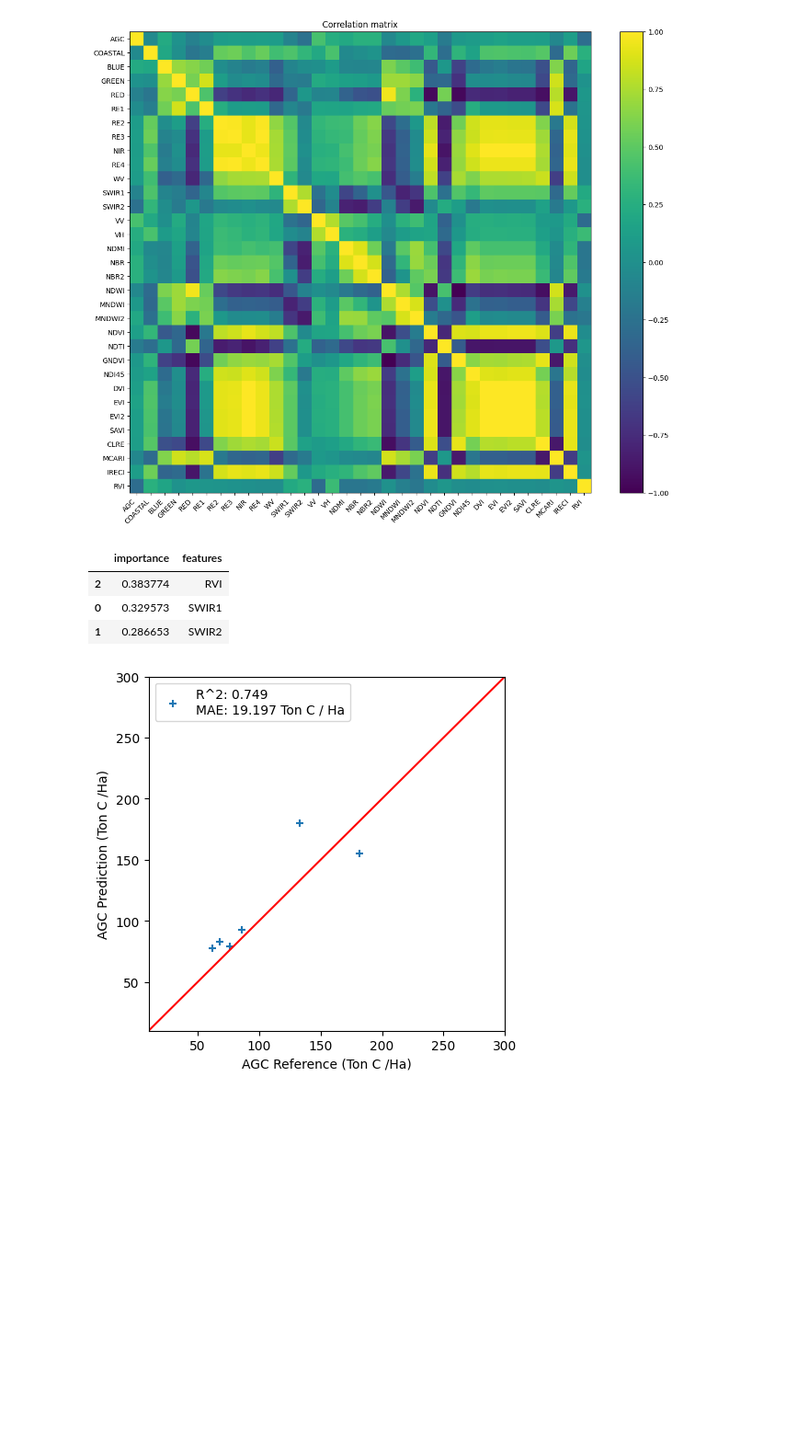
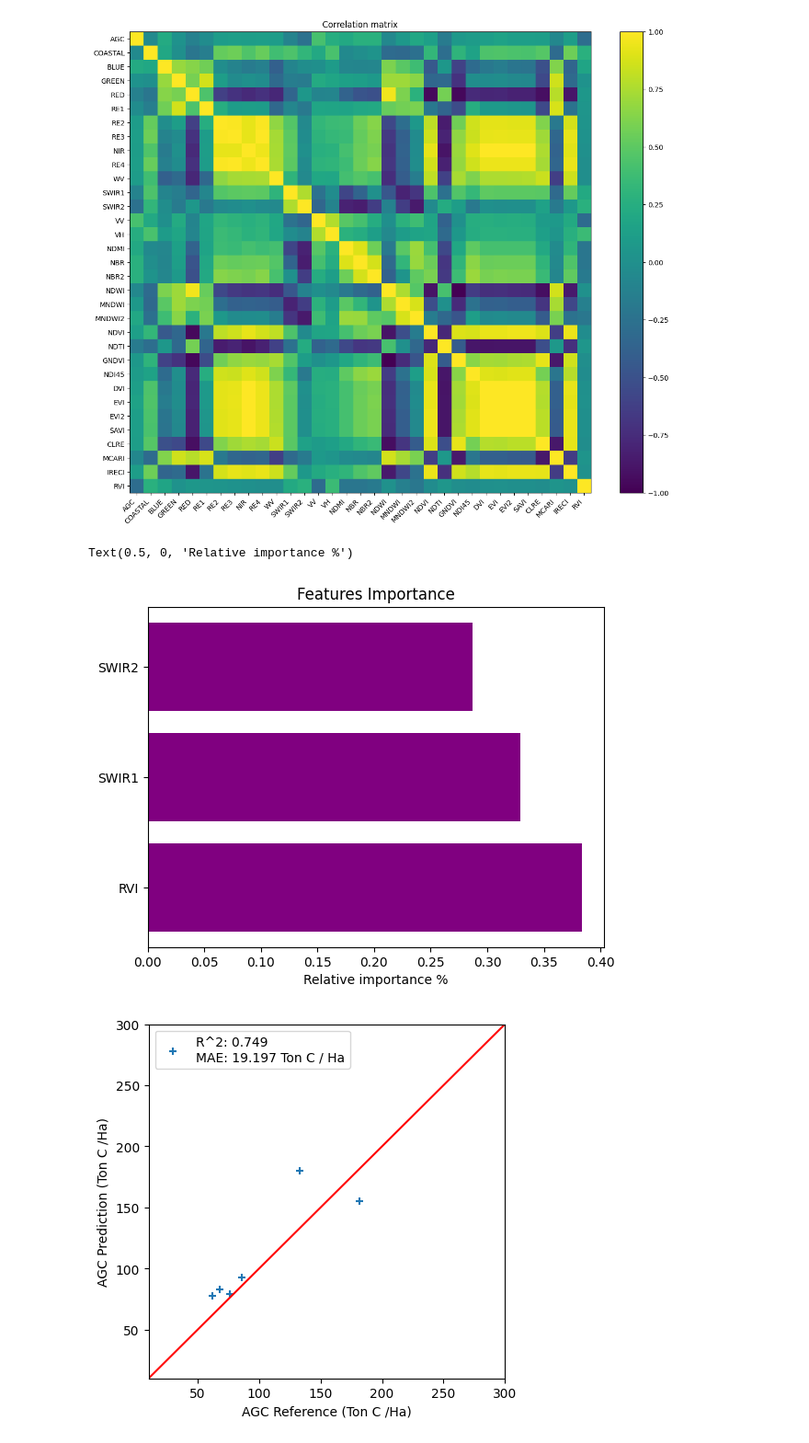
Before and after one commit to ramiqcom/mangrove-sofifi, a Jupyter notebook: notebook/2.modelling.ipynb, the cells around one changed output. Shown at 92% size. Saved outputs shown, nothing was run; the diff lists cells and outputs as text; code cells hidden in the pictures; blank space fills up the shorter version.

Commit message:
feature importance

```diff
--- a/notebook/2.modelling.ipynb
+++ b/notebook/2.modelling.ipynb
@@ -338,21 +338,23 @@ test = extract[extract["Keterangan"] == "Validation"]
 # %%
 # Create model
 model = RandomForestRegressor(n_estimators=100, random_state=1)
 
 # Predictors
 predictors = ["SWIR1", "SWIR2", "RVI"]
 
 # Train model
 model.fit(train[predictors], train[label])
 
-pd.DataFrame(
+importance = pd.DataFrame(
     dict(importance=model.feature_importances_, features=predictors)
 ).sort_values("importance", ascending=False)
+
+plt.title("Features Importance")
+plt.barh(importance["features"], importance["importance"], color="purple")
+plt.xlabel("Relative importance %")
 # %% [output]
-|  | importance | features |
-| 2 | 0.383774 | RVI |
-| 0 | 0.329573 | SWIR1 |
-| 1 | 0.286653 | SWIR2 |
+Text(0.5, 0, 'Relative importance %')
+[figure, added]
 # %%
 # Test the model
 test_apply = model.predict(test[predictors])
```
